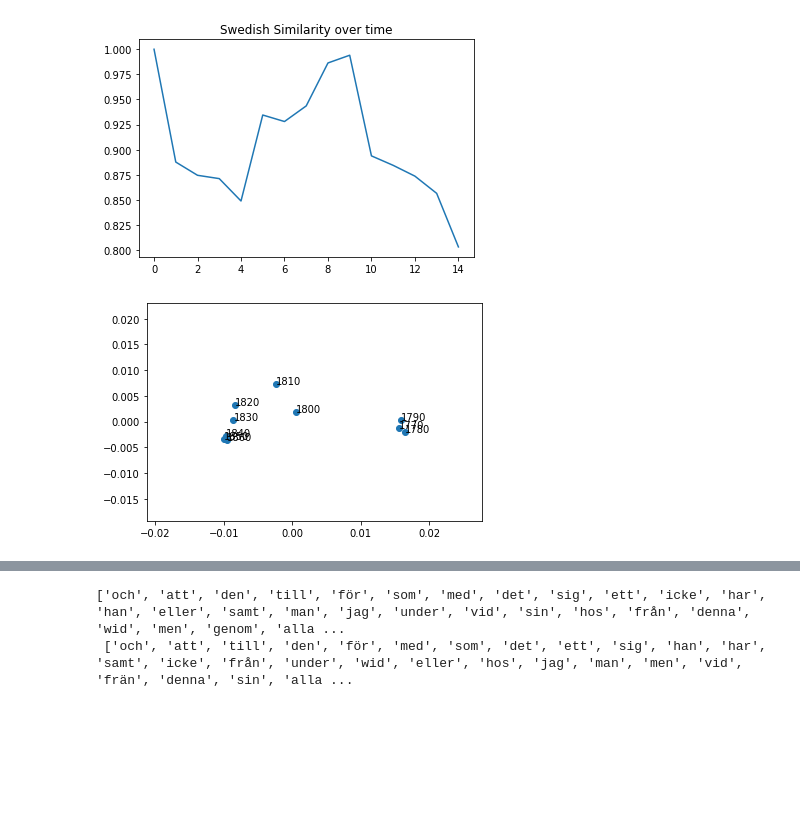
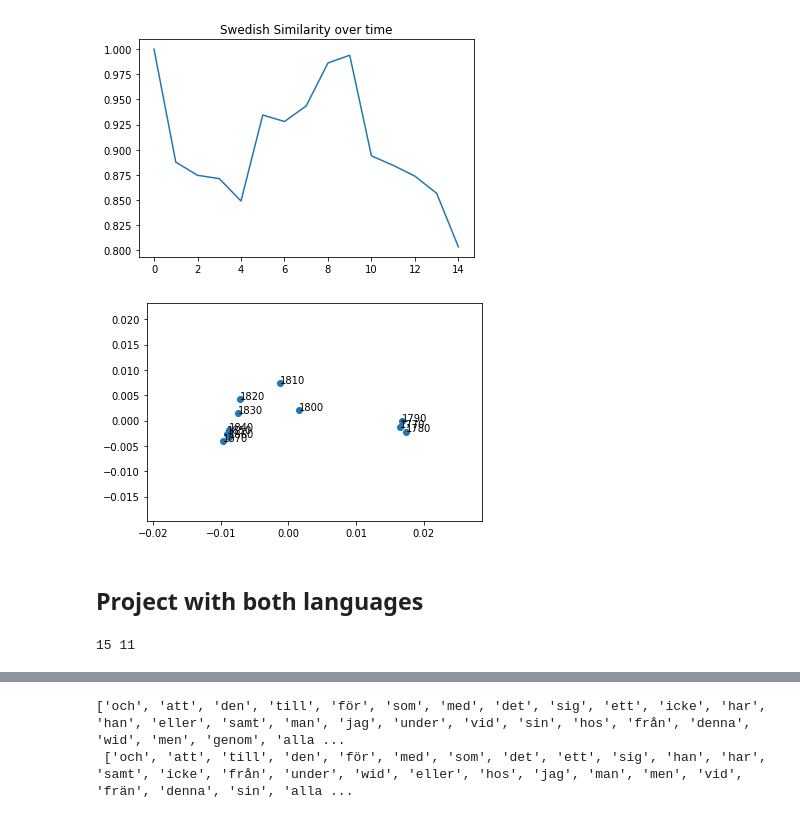
Before and after one commit to linnealovespie/scandinavian-languages, a Jupyter notebook: TopWords.ipynb, the cells around one changed output, grey strips where cells are left out. Saved outputs shown, nothing was run; the diff lists cells and outputs as text; code cells hidden in the pictures; blank space fills up the shorter version.

```diff
--- a/TopWords.ipynb
+++ b/TopWords.ipynb
@@ -10,8 +10,8 @@ import pickle
 from sklearn.decomposition import PCA
 from math import log
 # %%
-finCountSource = "./data/Finnish/temp_txt"
-sweCountSource = "./data/Swedish/"
+finCountSource = "scandinavian-languages/data/Finnish/temp_txt"
+sweCountSource = "scandinavian-languages/data/Swedish/"
 decades = [str(i) for i in range(1750, 1910, 10)]
 # %%
 class LanguageCounter():
@@ -54,9 +54,12 @@ class LanguageCounter():
     def getOverlaps(self):
         overlaps = []
         simToBase = [100]
+        base = list(self.commonWords.keys())[0]
         for i in range(len(self.commonWords)-1):
-            overlaps += [len(set(self.commonWords[i]).intersection(self.commonWords[i+1]))]
-            simToBase += [len(set(self.commonWords[i+1]).intersection(self.commonWords[0]))]
+            decade = list(self.commonWords.keys())[i]
+            decade_n = list(self.commonWords.keys())[i+1]
+            overlaps += [len(set(self.commonWords[decade]).intersection(self.commonWords[decade_n]))]
+            simToBase += [len(set(self.commonWords[decade_n]).intersection(self.commonWords[base]))]
         # overlapBounds = len(set(self.commonWords[0]).intersection(self.commonWords[-1]))
         return overlaps, simToBase
 
@@ -186,9 +190,11 @@ pca_result= pca.fit_transform(fin.allFeatize)
 # %%
 x = pca_result[:, 0]
 y = pca_result[:,1]
 plt.scatter(x, y)
-for i in range(len(decades)):
-    plt.annotate(decades[i], (x[i], y[i]))
+for i in range(len(list(fin.allCounters.keys()))):
+    plt.annotate(list(fin.allCounters.keys())[i], (x[i], y[i]))
 plt.show()
 # %% [output]
-[figure, old version]
+[figure, new version]
+# %% [markdown]
+## Project with both languages
@@ -194,0 +234,4 @@ plt.show()
+# %%
+print(len(sweAllFeatize), len(finAllFeatize))
+# %% [output]
+15 11
```
Also changed, not shown: parts of 21 cells of this notebook, 1 other file.
